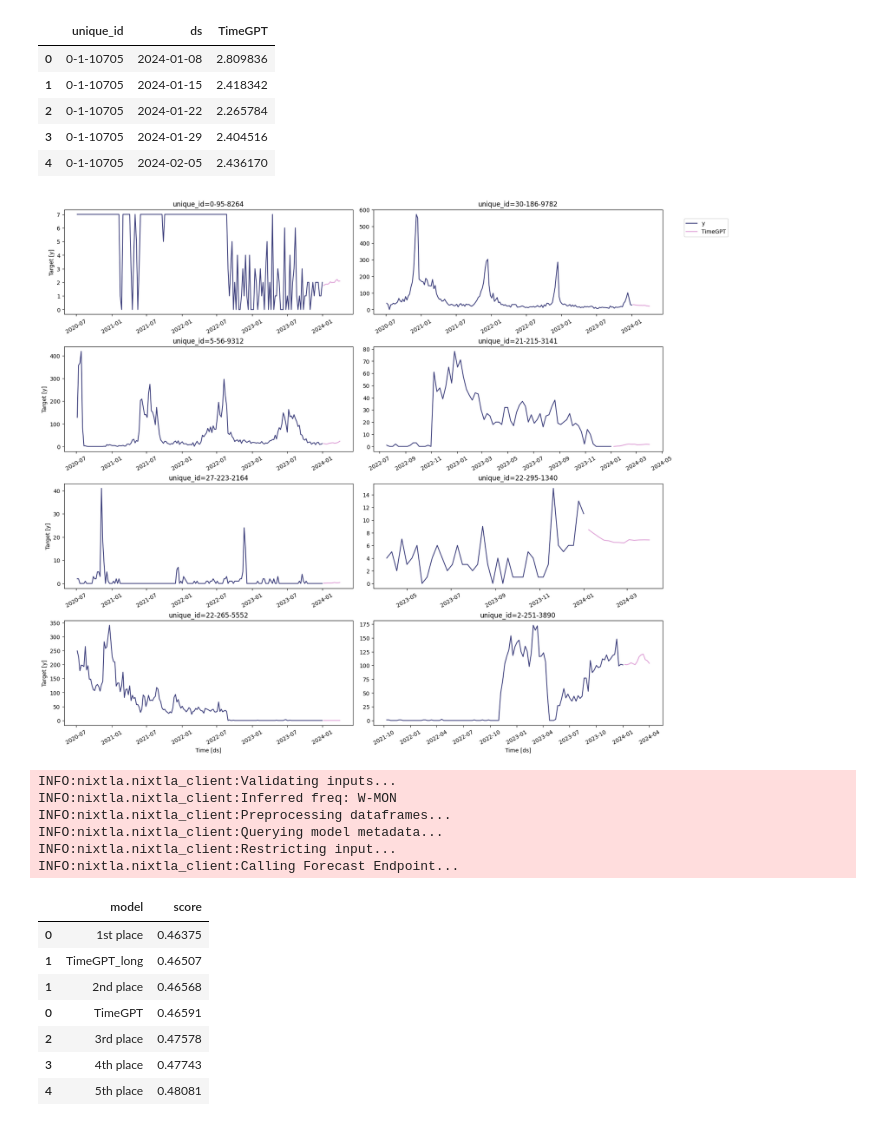
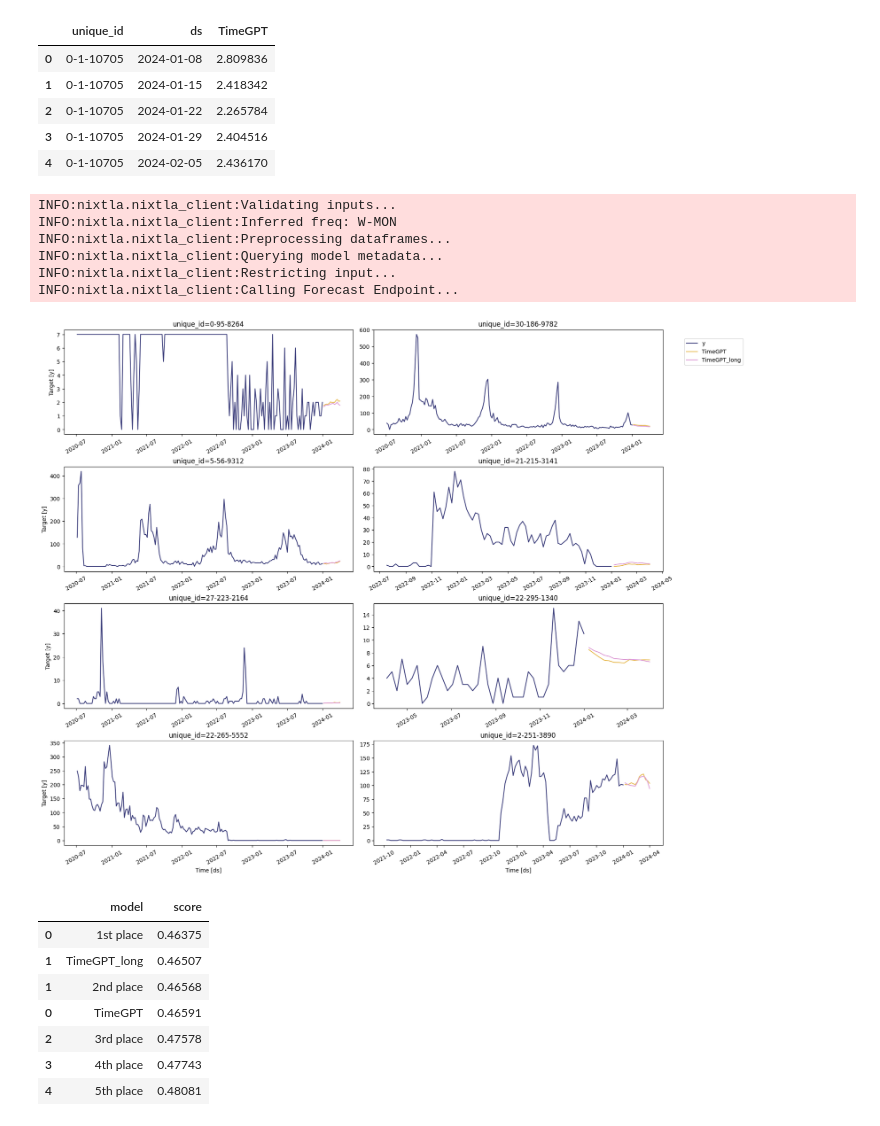
Before and after one commit to MMenchero/modern_forecasting_course, a Jupyter notebook: nbs/04_timegpt.ipynb, the cells around one changed output. Drawn from its saved outputs; the diff is of its cells as text; code cells hidden in the pictures.

Commit message:
minor change to plots in timegpt nb

```diff
--- a/nbs/04_timegpt.ipynb
+++ b/nbs/04_timegpt.ipynb
@@ -41,10 +41,6 @@ INFO:nixtla.nixtla_client:Calling Forecast Endpoint...
 | 2 | 0-1-10705 | 2024-01-22 | 2.265784 |
 | 3 | 0-1-10705 | 2024-01-29 | 2.404516 |
 | 4 | 0-1-10705 | 2024-02-05 | 2.436170 |
-# %%
-nixtla_client.plot(df, fc)
-# %% [output]
-[figure, removed]
 # %%
 fc_long = nixtla_client.forecast(
     df,
@@ -60,6 +56,10 @@ INFO:nixtla.nixtla_client:Restricting input...
 INFO:nixtla.nixtla_client:Calling Forecast Endpoint...
 # %%
 fc_timegpt = fc.merge(fc_long, on=['unique_id', 'ds'], how='inner', suffixes=('', '_long'))
+
+nixtla_client.plot(df, fc_timegpt)
+# %% [output]
+[figure, added]
 # %%
 from utils import vn1_competition_evaluation
 
```
